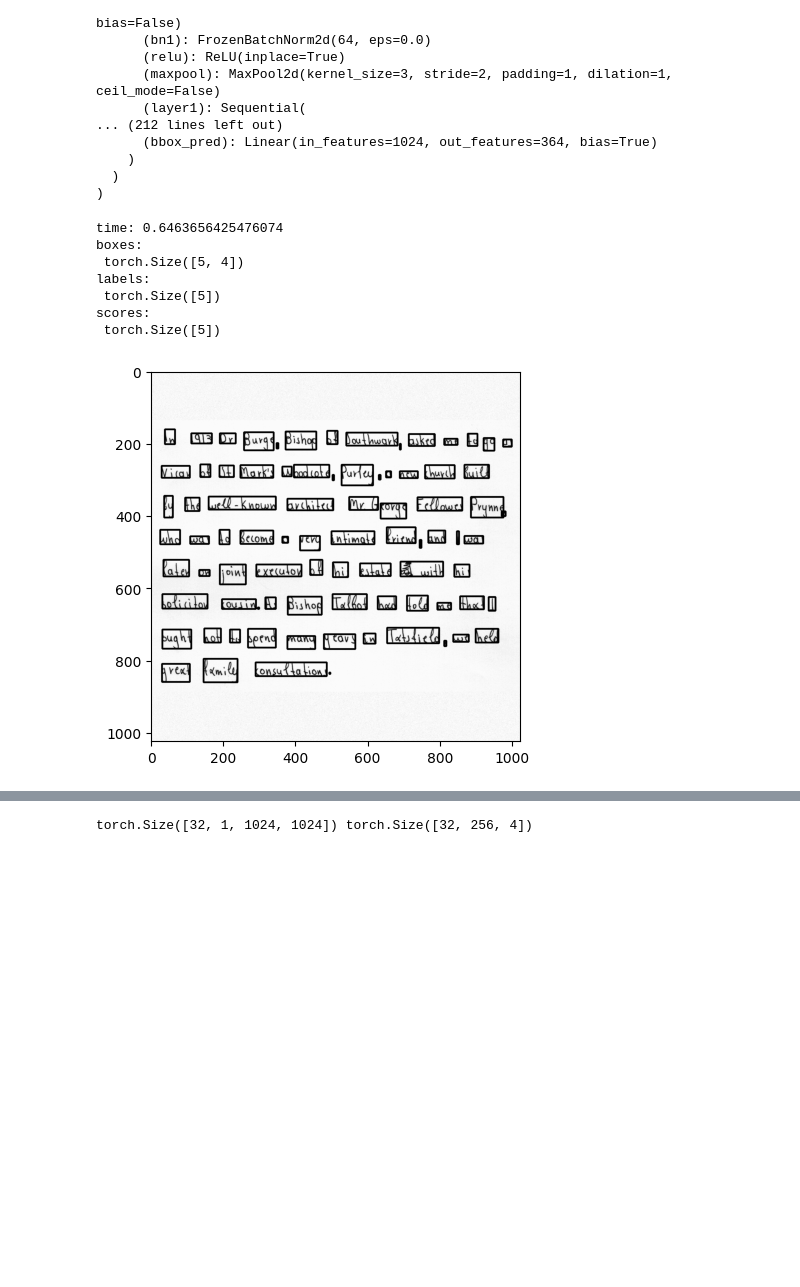
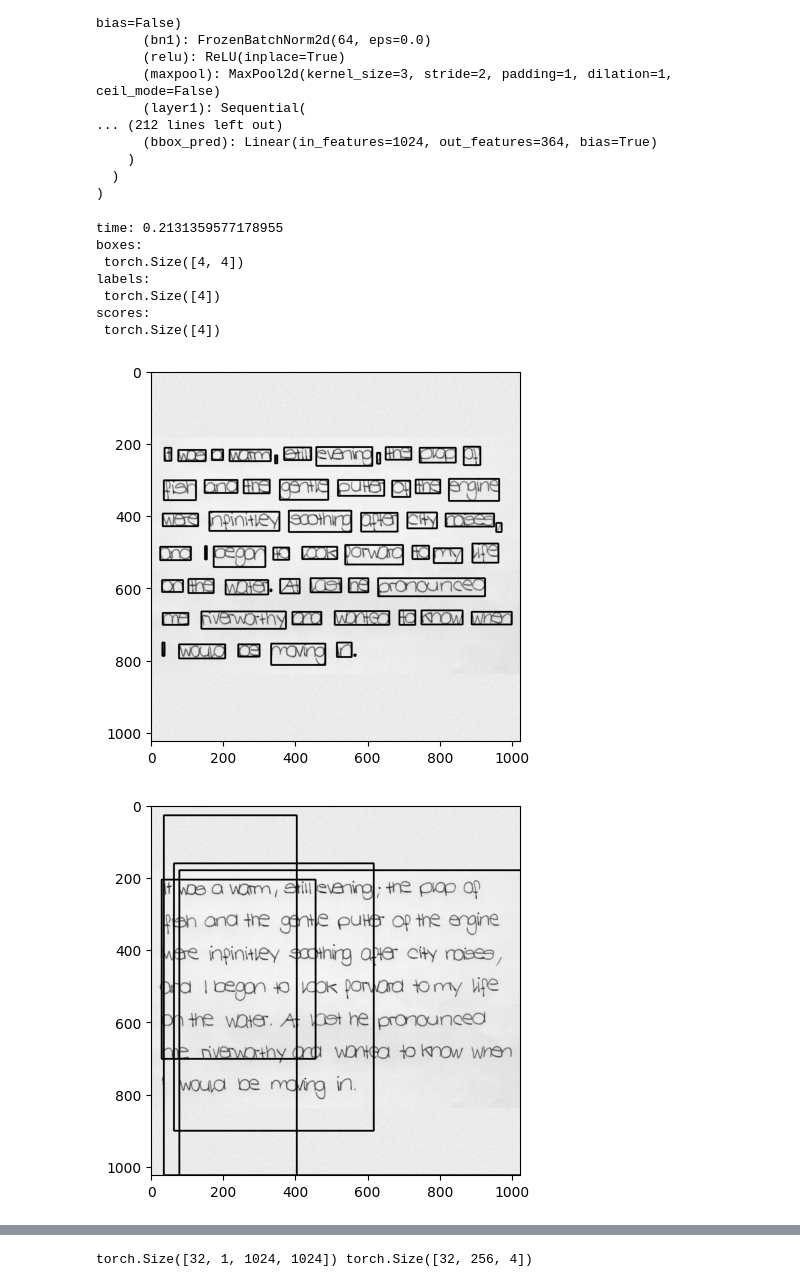
Before and after one commit to Ken-2511/HandwritingRecognition, a Jupyter notebook: Train/Faster_R_CNN_test.ipynb, the cells around one changed output, grey strips where cells are left out. Drawn from its saved outputs; the diff is of its cells as text; code cells hidden in the pictures; blank space fills up the shorter version.

```diff
--- a/Train/Faster_R_CNN_test.ipynb
+++ b/Train/Faster_R_CNN_test.ipynb
@@ -93,39 +93,40 @@ threshold = 0.
 
 from utils import *
 from torchvision import transforms
 dataset = ModifiedDataset(SegDataset('IAM', 'train'))
 dataloader = DataLoader(dataset, batch_size=16, shuffle=True, num_workers=0, collate_fn=collate_fn)
 for img, target in dataloader:
     img = img.cuda()
     break
 # 加载预训练的Faster R-CNN模型
 model = torchvision.models.detection.fasterrcnn_resnet50_fpn(pretrained=False)
 # 获取分类器的输入特征数
 in_features = model.roi_heads.box_predictor.cls_score.in_features
 # 替换预训练的头部为一个新的，只有两个类别（背景和单词）
 model.roi_heads.box_predictor = torchvision.models.detection.faster_rcnn.FastRCNNPredictor(in_features, num_classes=2)
 model.load_state_dict(torch.load('/root/autodl-tmp/APS360_Project/Machine_Learning_Output/Faster_R_CNN/fasterrcnn_9.pth'))
 model = model.cuda()
 
 # img = load_image(img_path).cuda()
 t0 = time.time()
 boxes, labels, scores = get_prediction(img, -torch.inf)
 t1 = time.time()
 print('time:', t1-t0)
 print("boxes:\n", boxes.shape)
 print("labels:\n", labels.shape)
 print("scores:\n", scores.shape)
 plot_image(img[0].cpu().numpy(), target[0]['boxes'].cpu().numpy())
-# plot_image(img[0].cpu().numpy(), boxes)
+plot_image(img[0].cpu().numpy(), boxes)
 # %% [output]
-time: 0.6463656425476074
+time: 0.2131359577178955
 boxes:
- torch.Size([5, 4])
+ torch.Size([4, 4])
 labels:
- torch.Size([5])
+ torch.Size([4])
 scores:
- torch.Size([5])
+ torch.Size([4])
-[figure, old version]
+[figure, new version]
+[figure, added]
 # %%
 import torch
 import torchvision.transforms as T
```
Also changed, not shown: parts of 2 cells of this notebook, 4 other files.
